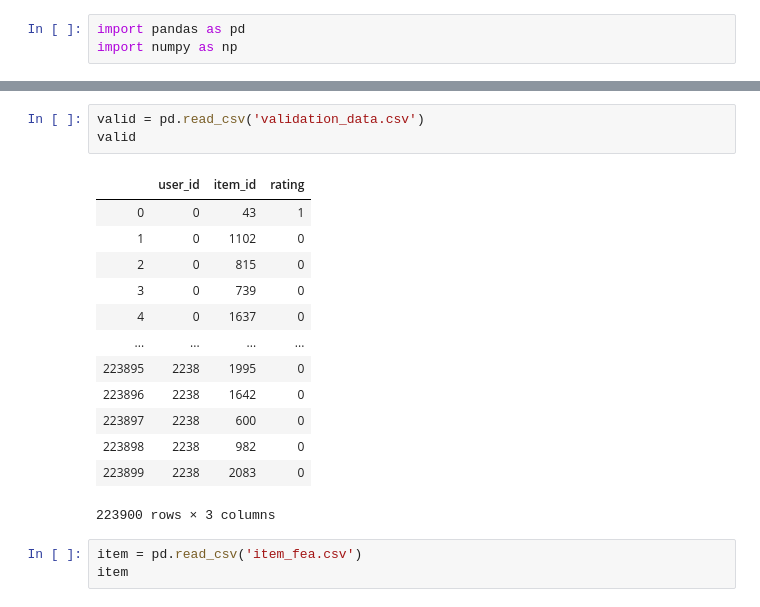
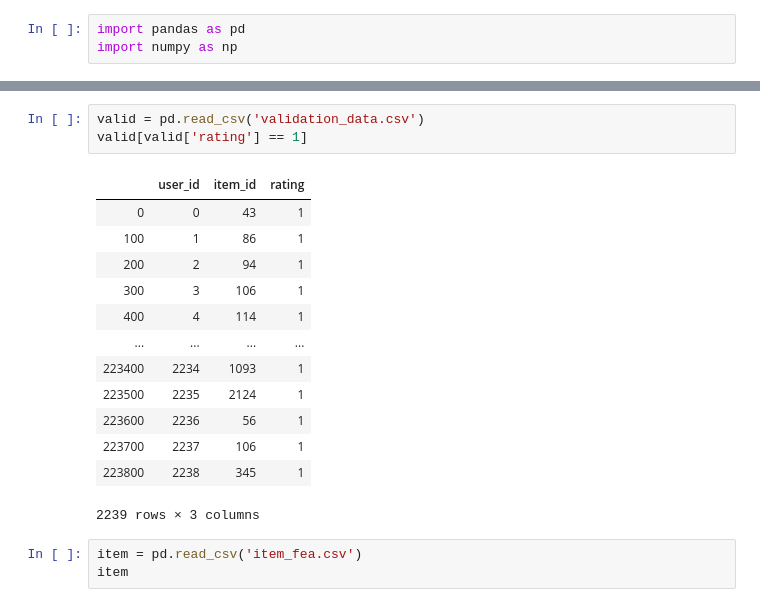
Before and after one commit to wuling31715/Kaggle, a Jupyter notebook: res2020/part1.ipynb, the cells around one changed output, grey strips where cells are left out. Cells and saved outputs as stored; diff of their text form.

```diff
--- a/res2020/part1.ipynb
+++ b/res2020/part1.ipynb
@@ -38,20 +10,20 @@ test
 # %%
 valid = pd.read_csv('validation_data.csv')
-valid
+valid[valid['rating'] == 1]
 # %% [output]
 |  | user_id | item_id | rating |
 | 0 | 0 | 43 | 1 |
-| 1 | 0 | 1102 | 0 |
-| 2 | 0 | 815 | 0 |
-| 3 | 0 | 739 | 0 |
-| 4 | 0 | 1637 | 0 |
+| 100 | 1 | 86 | 1 |
+| 200 | 2 | 94 | 1 |
+| 300 | 3 | 106 | 1 |
+| 400 | 4 | 114 | 1 |
 | ... | ... | ... | ... |
-| 223895 | 2238 | 1995 | 0 |
-| 223896 | 2238 | 1642 | 0 |
-| 223897 | 2238 | 600 | 0 |
-| 223898 | 2238 | 982 | 0 |
-| 223899 | 2238 | 2083 | 0 |
+| 223400 | 2234 | 1093 | 1 |
+| 223500 | 2235 | 2124 | 1 |
+| 223600 | 2236 | 56 | 1 |
+| 223700 | 2237 | 106 | 1 |
+| 223800 | 2238 | 345 | 1 |
-223900 rows × 3 columns
+2239 rows × 3 columns
 # %%
 item = pd.read_csv('item_fea.csv')
 item
```
Also changed, not shown: parts of 21 cells of this notebook, 1 other file.
